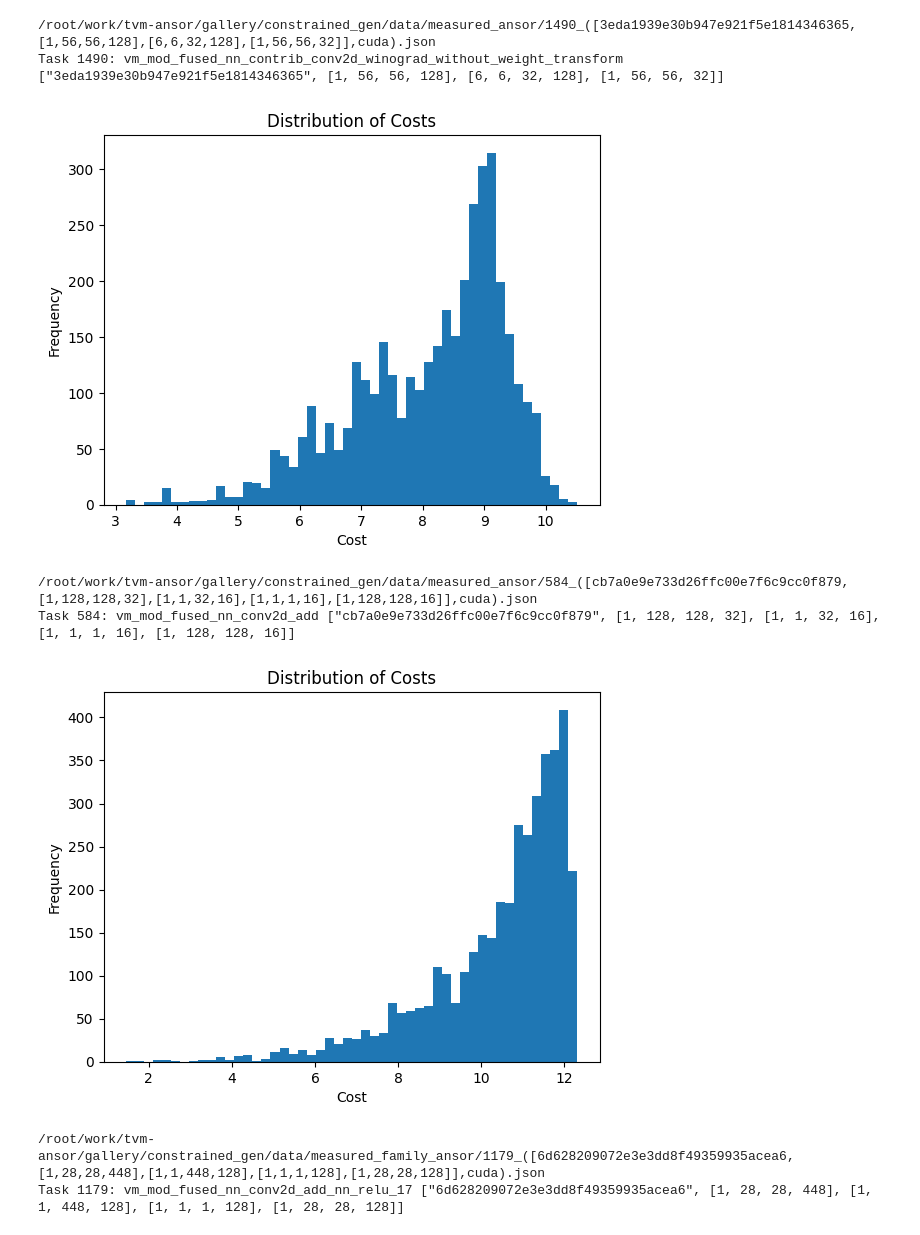
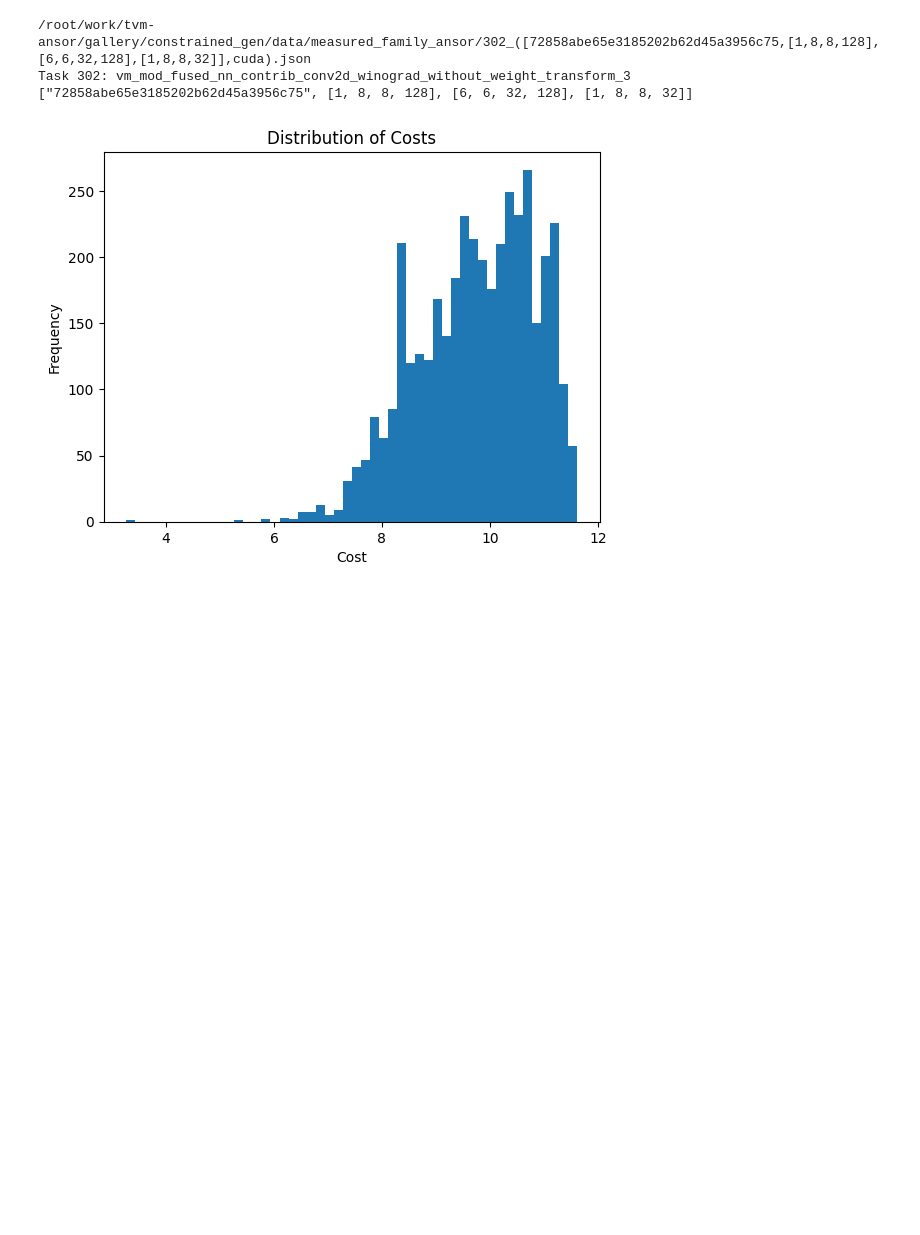
Before and after one commit to Jiw00n/bayes_analytic, a Jupyter notebook: gallery/monotonic/test.ipynb, the cells around one changed output. Drawn from its saved outputs; the diff is of its cells as text; code cells hidden in the pictures; blank space fills up the shorter version.

Commit message:
logging, data seed, 8/15 diagnose

```diff
--- a/gallery/monotonic/test.ipynb
+++ b/gallery/monotonic/test.ipynb
@@ -33,39 +33,34 @@ from util_modules.plot.cost_dist import plot_cost_distribution
 from glob import glob
 importlib.reload(sys.modules["util_modules.input.integrated"])
 
 json_files = [
     "/root/work/tvm-ansor/gallery/constrained_gen/data/measured_ansor/584_([cb7a0e9e733d26ffc00e7f6c9cc0f879,[1,128,128,32],[1,1,32,16],[1,1,1,16],[1,128,128,16]],cuda).json",
     # "/root/work/tvm-ansor/gallery/constrained_gen/data/measured_ansor/1490_([3eda1939e30b947e921f5e1814346365,[1,56,56,128],[6,6,32,128],[1,56,56,32]],cuda).json"
 ]
-json_files = glob("/root/work/tvm-ansor/gallery/constrained_gen/data/measured_*/*.json")
+json_files = glob("/root/work/tvm-ansor/gallery/constrained_gen/data/measured_*/302*.json")
 
 for json_file in json_files:
     print(f"{json_file}")
     task_idx = json_file.split('/')[-1].split('_')[0]
     task = tasks[int(task_idx)]
     print(f"Task {task_idx}: {task.desc} {task.workload_key}")
 
     try:
         raw_sch, costs, raw_costs = json_to_VecCosts(json_file, type="schedules", return_raw_cost=True)
     except Exception as e:
         print(f"Error occurred while processing {json_file}: {e}")
         continue
     # raw_features, costs = json_to_VecCosts(json_file, type="features")
     # features = raw_features.sum(axis=1)
     # raw_extents, costs = json_to_VecCosts(json_file, type="extents")
 
 
 
 
     plot_cost_distribution(costs)
 
     # sorted(costs)
 # %% [output]
-/root/work/tvm-ansor/gallery/constrained_gen/data/measured_ansor/1490_([3eda1939e30b947e921f5e1814346365,[1,56,56,128],[6,6,32,128],[1,56,56,32]],cuda).json
-Task 1490: vm_mod_fused_nn_contrib_conv2d_winograd_without_weight_transform ["3eda1939e30b947e921f5e1814346365", [1, 56, 56, 128], [6, 6, 32, 128], [1, 56, 56, 32]]
+/root/work/tvm-ansor/gallery/constrained_gen/data/measured_family_ansor/302_([72858abe65e3185202b62d45a3956c75,[1,8,8,128],[6,6,32,128],[1,8,8,32]],cuda).json
+Task 302: vm_mod_fused_nn_contrib_conv2d_winograd_without_weight_transform_3 ["72858abe65e3185202b62d45a3956c75", [1, 8, 8, 128], [6, 6, 32, 128], [1, 8, 8, 32]]
-[figure, old version]
+[figure, new version]
-/root/work/tvm-ansor/gallery/constrained_gen/data/measured_ansor/584_([cb7a0e9e733d26ffc00e7f6c9cc0f879,[1,128,128,32],[1,1,32,16],[1,1,1,16],[1,128,128,16]],cuda).json
-Task 584: vm_mod_fused_nn_conv2d_add ["cb7a0e9e733d26ffc00e7f6c9cc0f879", [1, 128, 128, 32], [1, 1, 32, 16], [1, 1, 1, 16], [1, 128, 128, 16]]
-[figure, removed]
-/root/work/tvm-ansor/gallery/constrained_gen/data/measured_family_ansor/1179_([6d628209072e3e3dd8f49359935acea6,[1,28,28,448],[1,1,448,128],[1,1,1,128],[1,28,28,128]],cuda).json
-Task 1179: vm_mod_fused_nn_conv2d_add_nn_relu_17 ["6d628209072e3e3dd8f49359935acea6", [1, 28, 28, 448], [1, 1, 448, 128], [1, 1, 1, 128], [1, 28, 28, 128]]
```
Also changed, not shown: parts of 3 cells of this notebook, 13 other files.
